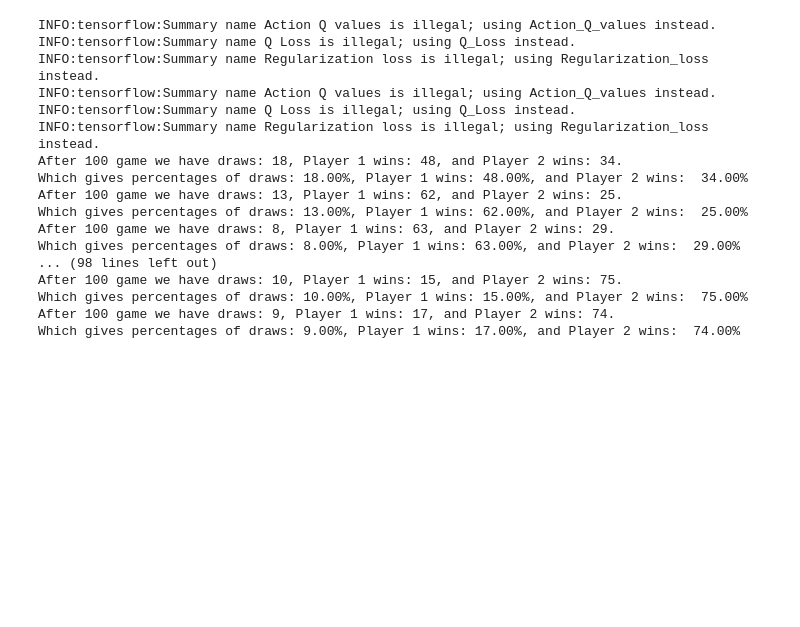
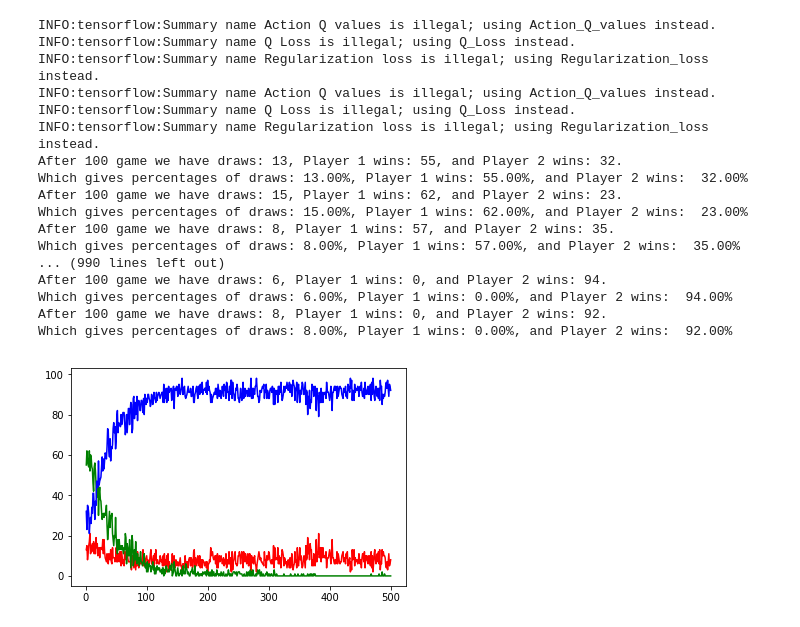
Before and after one commit to fcarsten/tic-tac-toe, a Jupyter notebook: Part 7 - This is deep. In a convoluted way.ipynb, the cells around one changed output. Drawn from its saved outputs; the diff is of its cells as text; code cells hidden in the pictures; blank space fills up the shorter version.

```diff
--- a/Part 7 - This is deep. In a convoluted way.ipynb
+++ b/Part 7 - This is deep. In a convoluted way.ipynb
@@ -216,33 +216,34 @@ Let's try going second:
 # %%
 tf.reset_default_graph()
 
 nnplayer = DeepExpDoubleDuelQPlayer("QLearner1")
 rndplayer = RandomPlayer()
 
 TFSessionManager.set_session(tf.Session())
 TFSessionManager.get_session().run(tf.global_variables_initializer())
 
-game_number, p1_wins, p2_wins, draws = evaluate_players(rndplayer, nnplayer)
+game_number, p1_wins, p2_wins, draws = evaluate_players(rndplayer, nnplayer, num_battles=500)
 
 p = plt.plot(game_number, draws, 'r-', game_number, p1_wins, 'g-', game_number, p2_wins, 'b-')
 
 plt.show()
 TFSessionManager.set_session(None)
 # %% [output]
 INFO:tensorflow:Summary name Action Q values is illegal; using Action_Q_values instead.
 INFO:tensorflow:Summary name Q Loss is illegal; using Q_Loss instead.
 INFO:tensorflow:Summary name Regularization loss is illegal; using Regularization_loss instead.
 INFO:tensorflow:Summary name Action Q values is illegal; using Action_Q_values instead.
 INFO:tensorflow:Summary name Q Loss is illegal; using Q_Loss instead.
 INFO:tensorflow:Summary name Regularization loss is illegal; using Regularization_loss instead.
-After 100 game we have draws: 18, Player 1 wins: 48, and Player 2 wins: 34.
-Which gives percentages of draws: 18.00%, Player 1 wins: 48.00%, and Player 2 wins:  34.00%
-After 100 game we have draws: 13, Player 1 wins: 62, and Player 2 wins: 25.
-Which gives percentages of draws: 13.00%, Player 1 wins: 62.00%, and Player 2 wins:  25.00%
-After 100 game we have draws: 8, Player 1 wins: 63, and Player 2 wins: 29.
-Which gives percentages of draws: 8.00%, Player 1 wins: 63.00%, and Player 2 wins:  29.00%
-... (98 lines left out)
-After 100 game we have draws: 10, Player 1 wins: 15, and Player 2 wins: 75.
-Which gives percentages of draws: 10.00%, Player 1 wins: 15.00%, and Player 2 wins:  75.00%
-After 100 game we have draws: 9, Player 1 wins: 17, and Player 2 wins: 74.
-Which gives percentages of draws: 9.00%, Player 1 wins: 17.00%, and Player 2 wins:  74.00%
+After 100 game we have draws: 13, Player 1 wins: 55, and Player 2 wins: 32.
+Which gives percentages of draws: 13.00%, Player 1 wins: 55.00%, and Player 2 wins:  32.00%
+After 100 game we have draws: 15, Player 1 wins: 62, and Player 2 wins: 23.
+Which gives percentages of draws: 15.00%, Player 1 wins: 62.00%, and Player 2 wins:  23.00%
+After 100 game we have draws: 8, Player 1 wins: 57, and Player 2 wins: 35.
+Which gives percentages of draws: 8.00%, Player 1 wins: 57.00%, and Player 2 wins:  35.00%
+... (990 lines left out)
+After 100 game we have draws: 6, Player 1 wins: 0, and Player 2 wins: 94.
+Which gives percentages of draws: 6.00%, Player 1 wins: 0.00%, and Player 2 wins:  94.00%
+After 100 game we have draws: 8, Player 1 wins: 0, and Player 2 wins: 92.
+Which gives percentages of draws: 8.00%, Player 1 wins: 0.00%, and Player 2 wins:  92.00%
+[figure, added]
```
Also changed, not shown: parts of 8 cells of this notebook, 5 other files.
